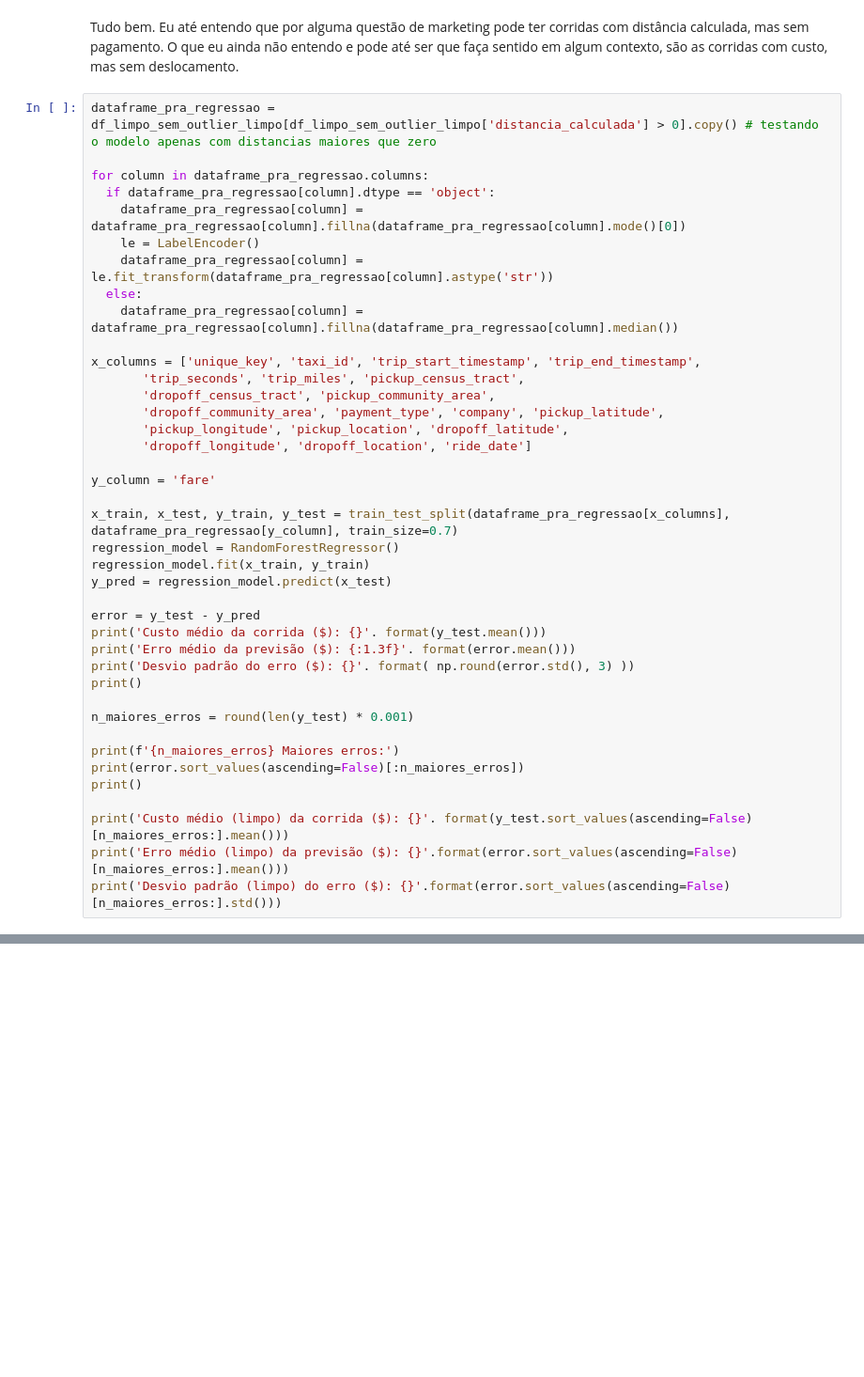
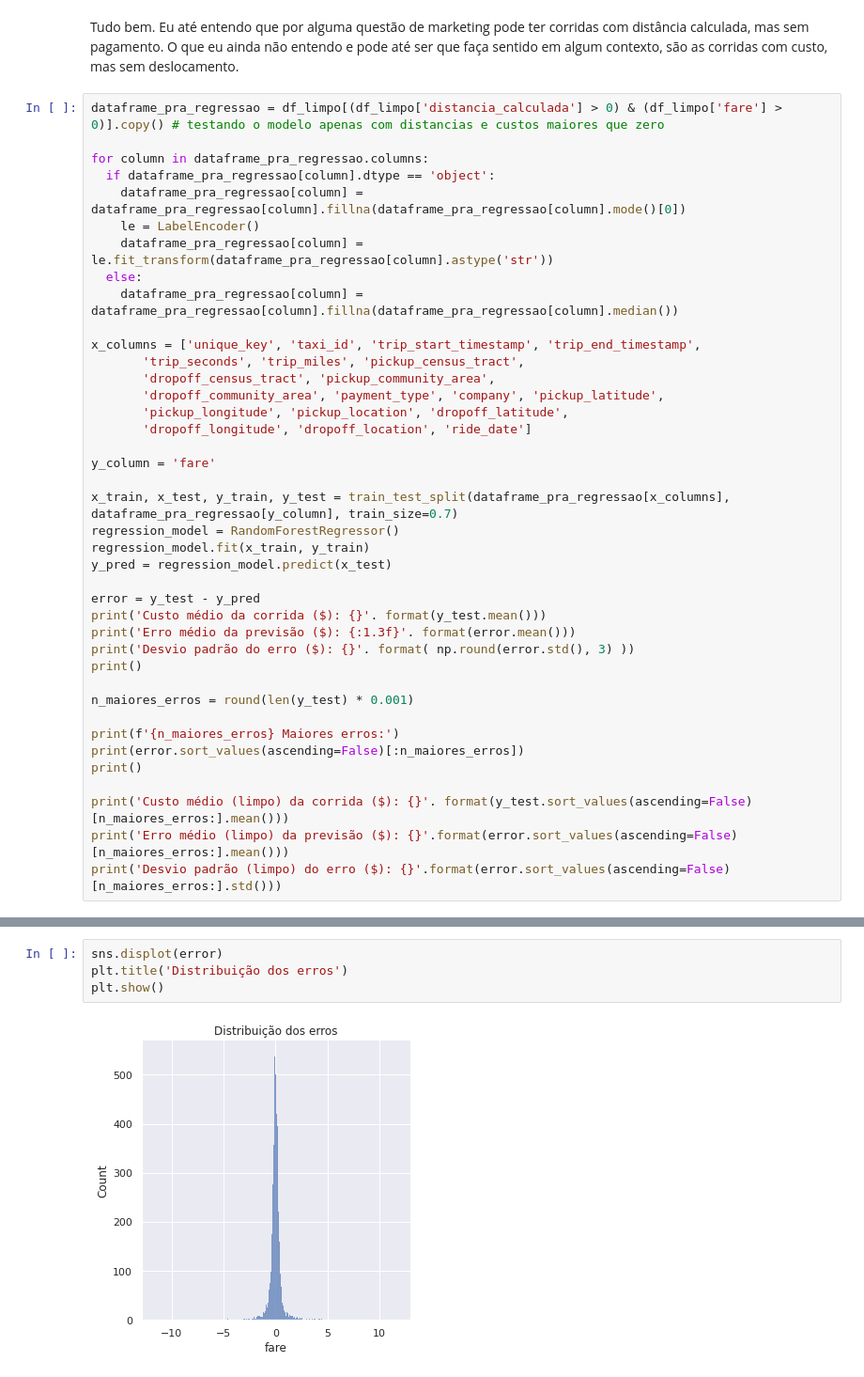
Before and after one commit to LeoFernanndes/portfolio, a Jupyter notebook: ChicagoTaxiRidePrice.ipynb, the cells around one changed output, grey strips where cells are left out. Shown at 94% size. Drawn from its saved outputs; the diff is of its cells as text; blank space fills up the shorter version.

```diff
--- a/ChicagoTaxiRidePrice.ipynb
+++ b/ChicagoTaxiRidePrice.ipynb
@@ -789,7 +789,7 @@ print(f'{shape[0]} linhas sem deslocamento, mas com custo')
 # %% [markdown]
 Tudo bem. Eu até entendo que por alguma questão de marketing pode ter corridas com distância calculada, mas sem pagamento. O que eu ainda não entendo e pode até ser que faça sentido em algum contexto, são as corridas com custo, mas sem deslocamento.
 # %%
-dataframe_pra_regressao = df_limpo_sem_outlier_limpo[df_limpo_sem_outlier_limpo['distancia_calculada'] > 0].copy() # testando o modelo apenas com distancias maiores que zero
+dataframe_pra_regressao = df_limpo[(df_limpo['distancia_calculada'] > 0) & (df_limpo['fare'] > 0)].copy() # testando o modelo apenas com distancias e custos maiores que zero
 
 for column in dataframe_pra_regressao.columns:
   if dataframe_pra_regressao[column].dtype == 'object':
@@ -851,0 +852,6 @@ Desvio padrão (limpo) do erro ($): 0.8396471832752885
+# %%
+sns.displot(error)
+plt.title('Distribuição dos erros')
+plt.show()
+# %% [output]
+[figure, added]
```
Also changed, not shown: parts of 7 cells of this notebook.
